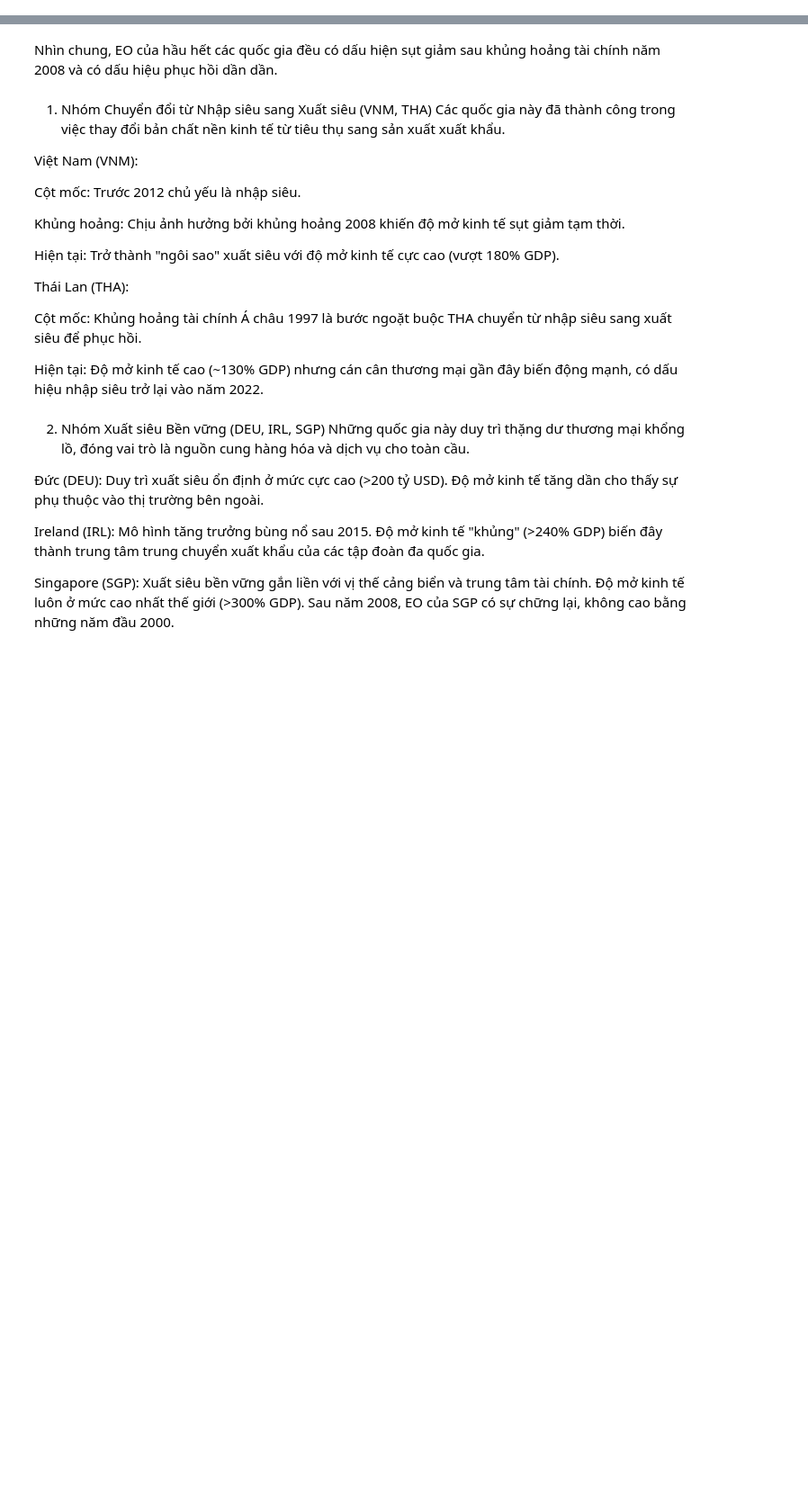
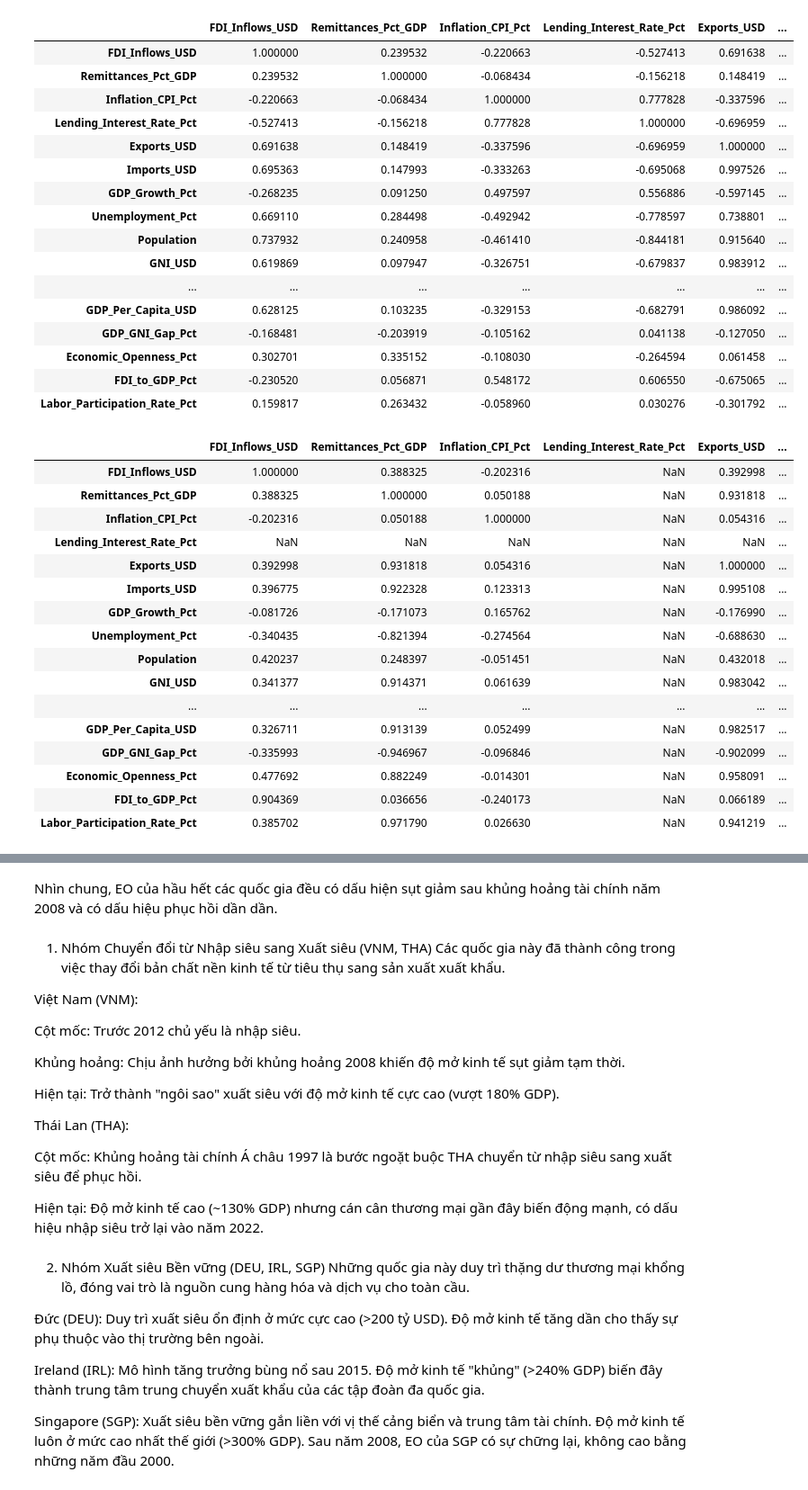
Before and after one commit to trinhnguyen1101/Dot1, a Jupyter notebook: data_analytics.ipynb, the cells around one changed output, grey strips where cells are left out. Shown at 90% size. Saved outputs shown, nothing was run; the diff lists cells and outputs as text; code cells hidden in the pictures; blank space fills up the shorter version.

Commit message:
thêm biểu đồ html

```diff
--- a/data_analytics.ipynb
+++ b/data_analytics.ipynb
@@ -82,3 +82,69 @@ fig.update_layout(
 
 fig.show()
 fig.write_html(f"Mô hình thương mại.html")
+# %%
+# Bieu do tuong quan moi chi so cho tung quoc gia
+selected_countries = ['VNM', 'THA', 'PHL', 'SGP', 'CHN', 'IND', 'IRL', 'DEU', 'ZAF', 'USA', 'JPN']
+df_filtered = df[df["Country"].isin(selected_countries)].copy()
+
+numeric_cols = df_filtered.select_dtypes(include=[np.number]).columns.tolist()
+exclude_cols = {"Year"}
+corr_cols = [col for col in numeric_cols if col not in exclude_cols]
+
+for country, g in df_filtered.groupby("Country"):
+    corr_matrix = g[corr_cols].corr()
+    display(corr_matrix)
+
+    heatmap = go.Heatmap(
+        z=corr_matrix.values,
+        x=corr_matrix.columns,
+        y=corr_matrix.index,
+        colorscale="RdBu",
+        zmin=-1,
+        zmax=1,
+        colorbar=dict(title="Correlation")
+    )
+
+    fig_corr = go.Figure(data=heatmap)
+    fig_corr.update_layout(
+        title=f"Tuong quan cac chi so - {country}",
+        height=900,
+        margin=dict(l=140, r=50, t=80, b=140)
+    )
+    fig_corr.show()
+    fig_corr.write_html(f"correlation_heatmap_{country}.html")
+# %% [output]
+|  | FDI_Inflows_USD | Remittances_Pct_GDP | Inflation_CPI_Pct | Lending_Interest_Rate_Pct | Exports_USD | ... |
+| FDI_Inflows_USD | 1.000000 | 0.239532 | -0.220663 | -0.527413 | 0.691638 | ... |
+| Remittances_Pct_GDP | 0.239532 | 1.000000 | -0.068434 | -0.156218 | 0.148419 | ... |
+| Inflation_CPI_Pct | -0.220663 | -0.068434 | 1.000000 | 0.777828 | -0.337596 | ... |
+| Lending_Interest_Rate_Pct | -0.527413 | -0.156218 | 0.777828 | 1.000000 | -0.696959 | ... |
+| Exports_USD | 0.691638 | 0.148419 | -0.337596 | -0.696959 | 1.000000 | ... |
+| Imports_USD | 0.695363 | 0.147993 | -0.333263 | -0.695068 | 0.997526 | ... |
+| GDP_Growth_Pct | -0.268235 | 0.091250 | 0.497597 | 0.556886 | -0.597145 | ... |
+| Unemployment_Pct | 0.669110 | 0.284498 | -0.492942 | -0.778597 | 0.738801 | ... |
+| Population | 0.737932 | 0.240958 | -0.461410 | -0.844181 | 0.915640 | ... |
+| GNI_USD | 0.619869 | 0.097947 | -0.326751 | -0.679837 | 0.983912 | ... |
+| ... | ... | ... | ... | ... | ... | ... |
+| GDP_Per_Capita_USD | 0.628125 | 0.103235 | -0.329153 | -0.682791 | 0.986092 | ... |
+| GDP_GNI_Gap_Pct | -0.168481 | -0.203919 | -0.105162 | 0.041138 | -0.127050 | ... |
+| Economic_Openness_Pct | 0.302701 | 0.335152 | -0.108030 | -0.264594 | 0.061458 | ... |
+| FDI_to_GDP_Pct | -0.230520 | 0.056871 | 0.548172 | 0.606550 | -0.675065 | ... |
+| Labor_Participation_Rate_Pct | 0.159817 | 0.263432 | -0.058960 | 0.030276 | -0.301792 | ... |
+|  | FDI_Inflows_USD | Remittances_Pct_GDP | Inflation_CPI_Pct | Lending_Interest_Rate_Pct | Exports_USD | ... |
+| FDI_Inflows_USD | 1.000000 | 0.388325 | -0.202316 | NaN | 0.392998 | ... |
+| Remittances_Pct_GDP | 0.388325 | 1.000000 | 0.050188 | NaN | 0.931818 | ... |
+| Inflation_CPI_Pct | -0.202316 | 0.050188 | 1.000000 | NaN | 0.054316 | ... |
+| Lending_Interest_Rate_Pct | NaN | NaN | NaN | NaN | NaN | ... |
+| Exports_USD | 0.392998 | 0.931818 | 0.054316 | NaN | 1.000000 | ... |
+| Imports_USD | 0.396775 | 0.922328 | 0.123313 | NaN | 0.995108 | ... |
+| GDP_Growth_Pct | -0.081726 | -0.171073 | 0.165762 | NaN | -0.176990 | ... |
+| Unemployment_Pct | -0.340435 | -0.821394 | -0.274564 | NaN | -0.688630 | ... |
+| Population | 0.420237 | 0.248397 | -0.051451 | NaN | 0.432018 | ... |
+| GNI_USD | 0.341377 | 0.914371 | 0.061639 | NaN | 0.983042 | ... |
+| ... | ... | ... | ... | ... | ... | ... |
+| GDP_Per_Capita_USD | 0.326711 | 0.913139 | 0.052499 | NaN | 0.982517 | ... |
+| GDP_GNI_Gap_Pct | -0.335993 | -0.946967 | -0.096846 | NaN | -0.902099 | ... |
+| Economic_Openness_Pct | 0.477692 | 0.882249 | -0.014301 | NaN | 0.958091 | ... |
+| FDI_to_GDP_Pct | 0.904369 | 0.036656 | -0.240173 | NaN | 0.066189 | ... |
+| Labor_Participation_Rate_Pct | 0.385702 | 0.971790 | 0.026630 | NaN | 0.941219 | ... |
```
Also changed, not shown: parts of 1 cell of this notebook, 25 other files.
